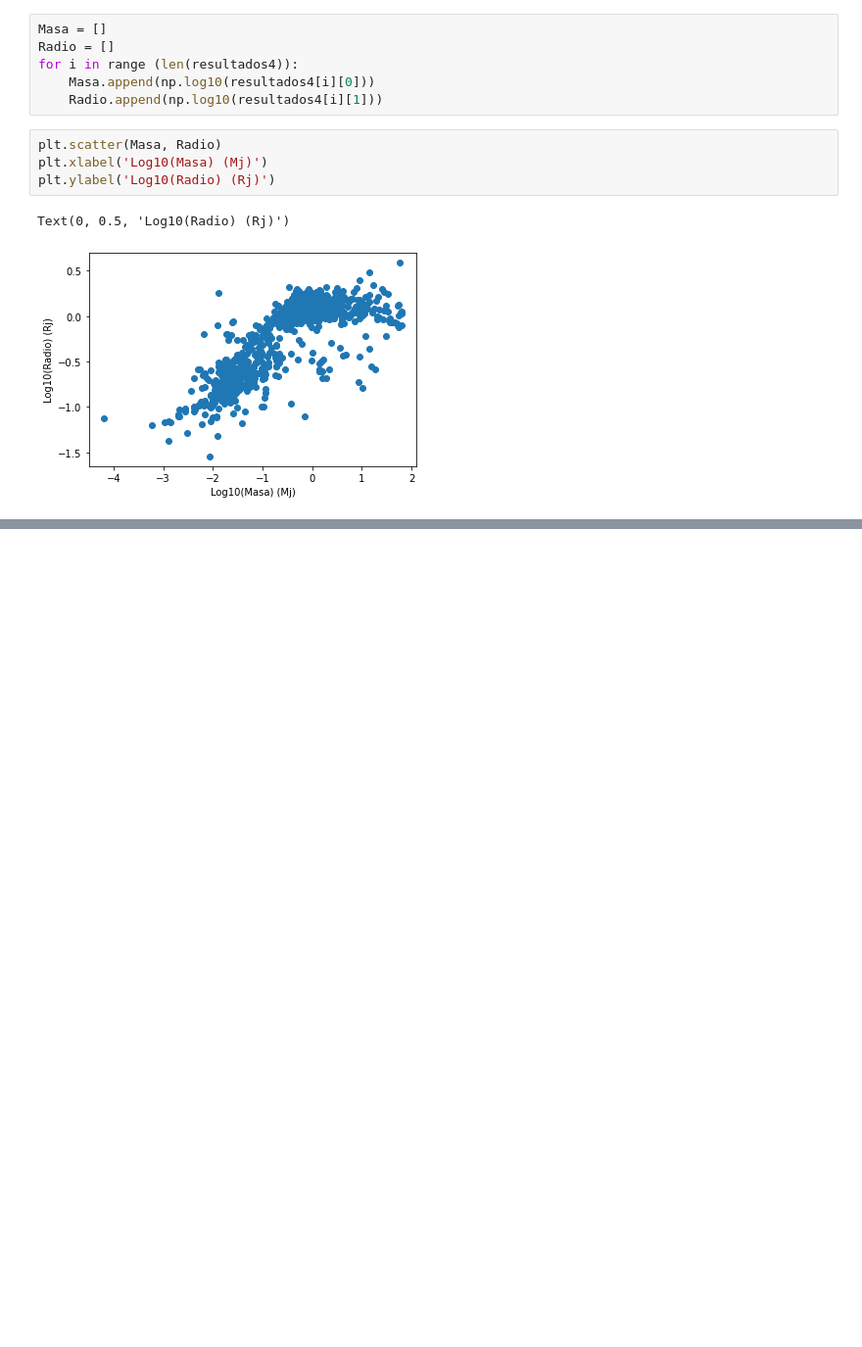
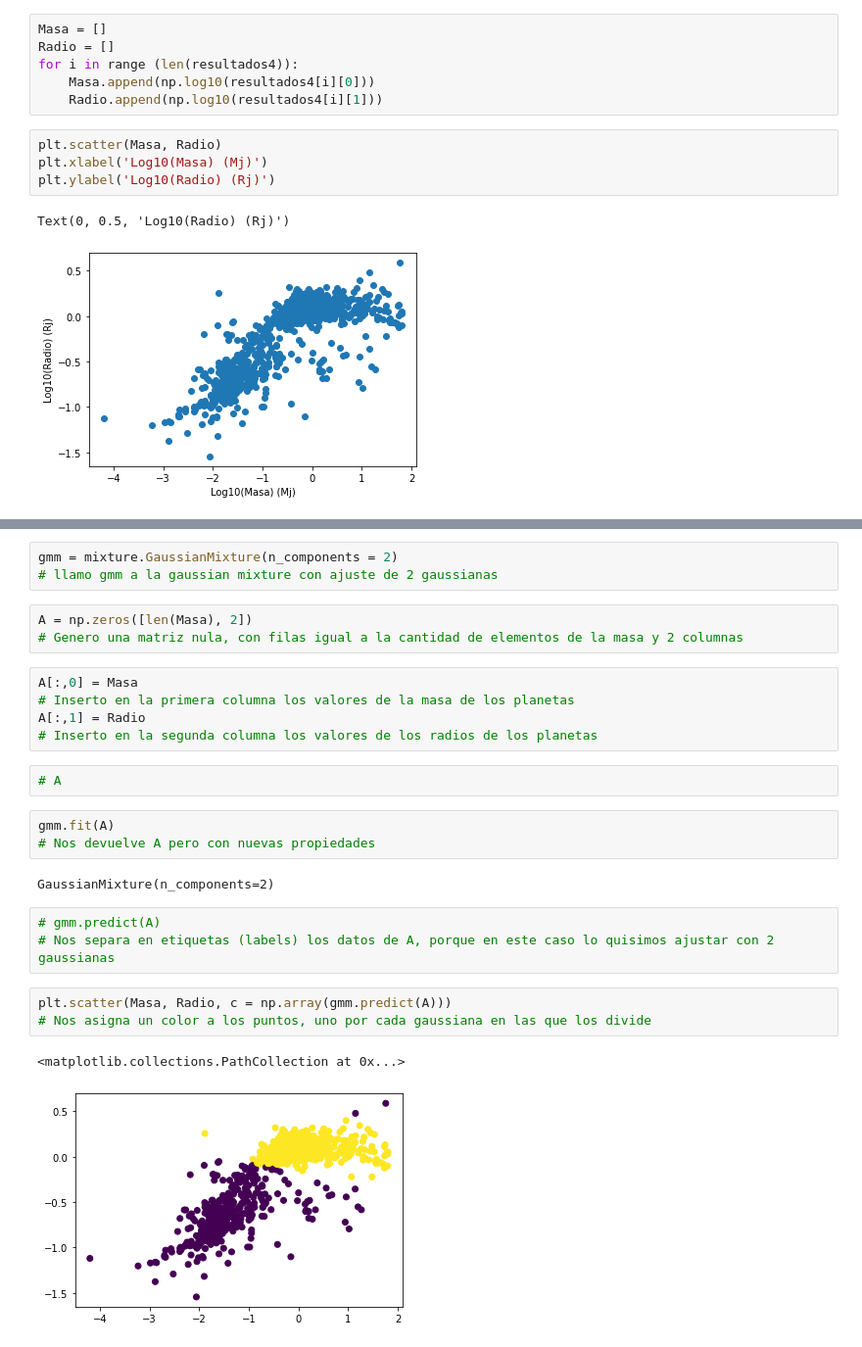
Before and after one commit to Nico2411/Guia-3, a Jupyter notebook: Exoplanetas Guia 3.ipynb, the cells around one changed output, grey strips where cells are left out. Shown at 98% size. Cells and saved outputs as stored; diff of their text form; blank space fills up the shorter version.

```diff
--- a/Exoplanetas Guia 3.ipynb
+++ b/Exoplanetas Guia 3.ipynb
@@ -335,0 +353,27 @@ El resto no lo hice, no me alcanzo el tiempo.
+# %%
+gmm = mixture.GaussianMixture(n_components = 2)
+# llamo gmm a la gaussian mixture con ajuste de 2 gaussianas
+# %%
+A = np.zeros([len(Masa), 2])
+# Genero una matriz nula, con filas igual a la cantidad de elementos de la masa y 2 columnas
+# %%
+A[:,0] = Masa
+# Inserto en la primera columna los valores de la masa de los planetas
+A[:,1] = Radio
+# Inserto en la segunda columna los valores de los radios de los planetas
+# %%
+# A
+# %%
+gmm.fit(A)
+# Nos devuelve A pero con nuevas propiedades
+# %% [output]
+GaussianMixture(n_components=2)
+# %%
+# gmm.predict(A)
+# Nos separa en etiquetas (labels) los datos de A, porque en este caso lo quisimos ajustar con 2 gaussianas
+# %%
+plt.scatter(Masa, Radio, c = np.array(gmm.predict(A)))
+# Nos asigna un color a los puntos, uno por cada gaussiana en las que los divide
+# %% [output]
+<matplotlib.collections.PathCollection at 0x...>
+[figure, added]
```
Also changed, not shown: parts of 19 cells of this notebook.
